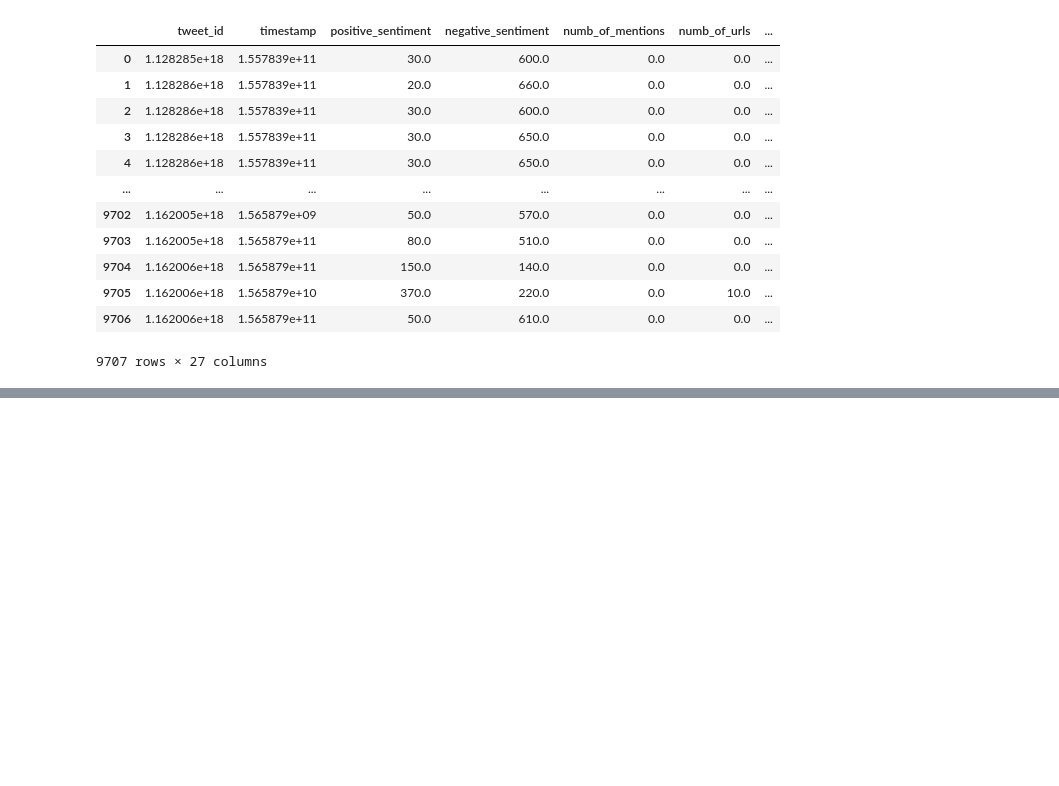
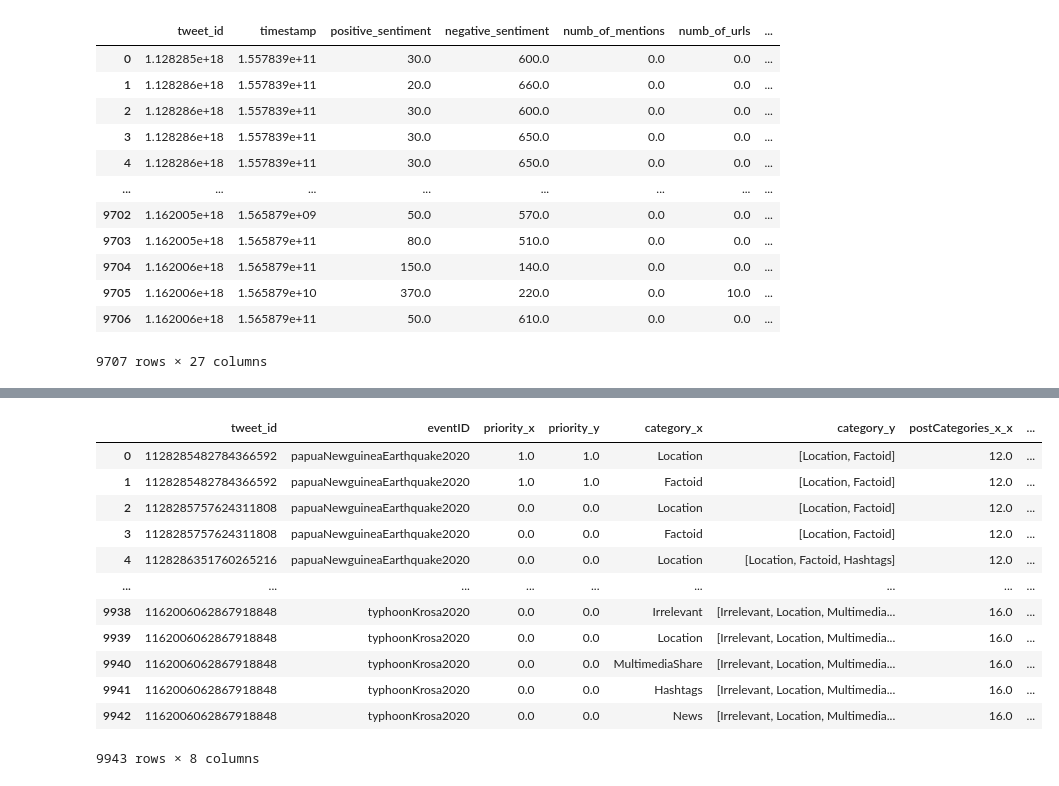
Before and after one commit to glasgowm148/Calamity, a Jupyter notebook: 1-src/2-python/2-notebooks/0-myrun.ipynb, the cells around one changed output, grey strips where cells are left out. Cells and saved outputs as stored; diff of their text form; code cells hidden in the pictures; blank space fills up the shorter version.

```diff
--- a/1-src/2-python/2-notebooks/0-myrun.ipynb
+++ b/1-src/2-python/2-notebooks/0-myrun.ipynb
@@ -455,3 +485,21 @@ cleaned_merg
+# %%
+
+cleaned_merg = df_merg.filter(['tweet_id','eventID','priority_x','priority_y','category_x','category_y', 'postCategories_x_x','postCategories_x_y','cat1','cat2','cat3','cat4','cat5'], axis=1)
+cleaned_merg
+# %% [output]
+|  | tweet_id | eventID | priority_x | priority_y | category_x | category_y | postCategories_x_x | ... |
+| 0 | 1128285482784366592 | papuaNewguineaEarthquake2020 | 1.0 | 1.0 | Location | [Location, Factoid] | 12.0 | ... |
+| 1 | 1128285482784366592 | papuaNewguineaEarthquake2020 | 1.0 | 1.0 | Factoid | [Location, Factoid] | 12.0 | ... |
+| 2 | 1128285757624311808 | papuaNewguineaEarthquake2020 | 0.0 | 0.0 | Location | [Location, Factoid] | 12.0 | ... |
+| 3 | 1128285757624311808 | papuaNewguineaEarthquake2020 | 0.0 | 0.0 | Factoid | [Location, Factoid] | 12.0 | ... |
+| 4 | 1128286351760265216 | papuaNewguineaEarthquake2020 | 0.0 | 0.0 | Location | [Location, Factoid, Hashtags] | 12.0 | ... |
+| ... | ... | ... | ... | ... | ... | ... | ... | ... |
+| 9938 | 1162006062867918848 | typhoonKrosa2020 | 0.0 | 0.0 | Irrelevant | [Irrelevant, Location, Multimedia... | 16.0 | ... |
+| 9939 | 1162006062867918848 | typhoonKrosa2020 | 0.0 | 0.0 | Location | [Irrelevant, Location, Multimedia... | 16.0 | ... |
+| 9940 | 1162006062867918848 | typhoonKrosa2020 | 0.0 | 0.0 | MultimediaShare | [Irrelevant, Location, Multimedia... | 16.0 | ... |
+| 9941 | 1162006062867918848 | typhoonKrosa2020 | 0.0 | 0.0 | Hashtags | [Irrelevant, Location, Multimedia... | 16.0 | ... |
+| 9942 | 1162006062867918848 | typhoonKrosa2020 | 0.0 | 0.0 | News | [Irrelevant, Location, Multimedia... | 16.0 | ... |
+9943 rows × 8 columns
 # %%
 # write to .run file
 with open("marks2.run" , "w") as out_file:
```
Also changed, not shown: parts of 13 cells of this notebook, 17 other files.
